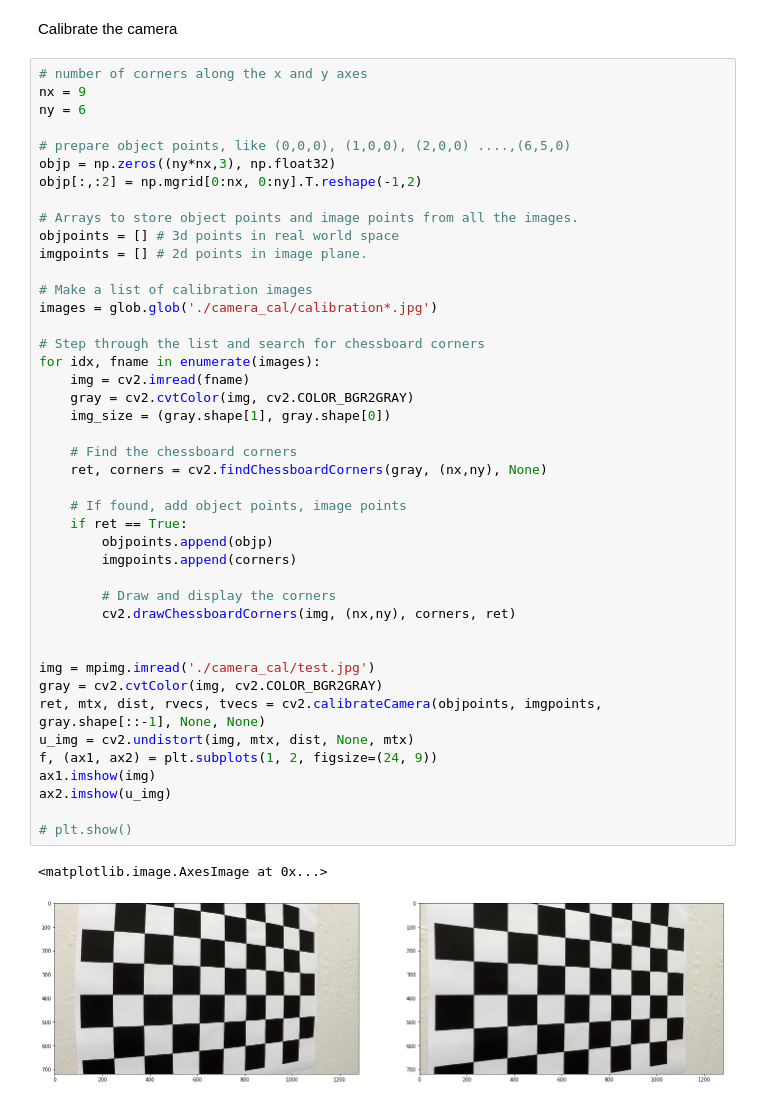
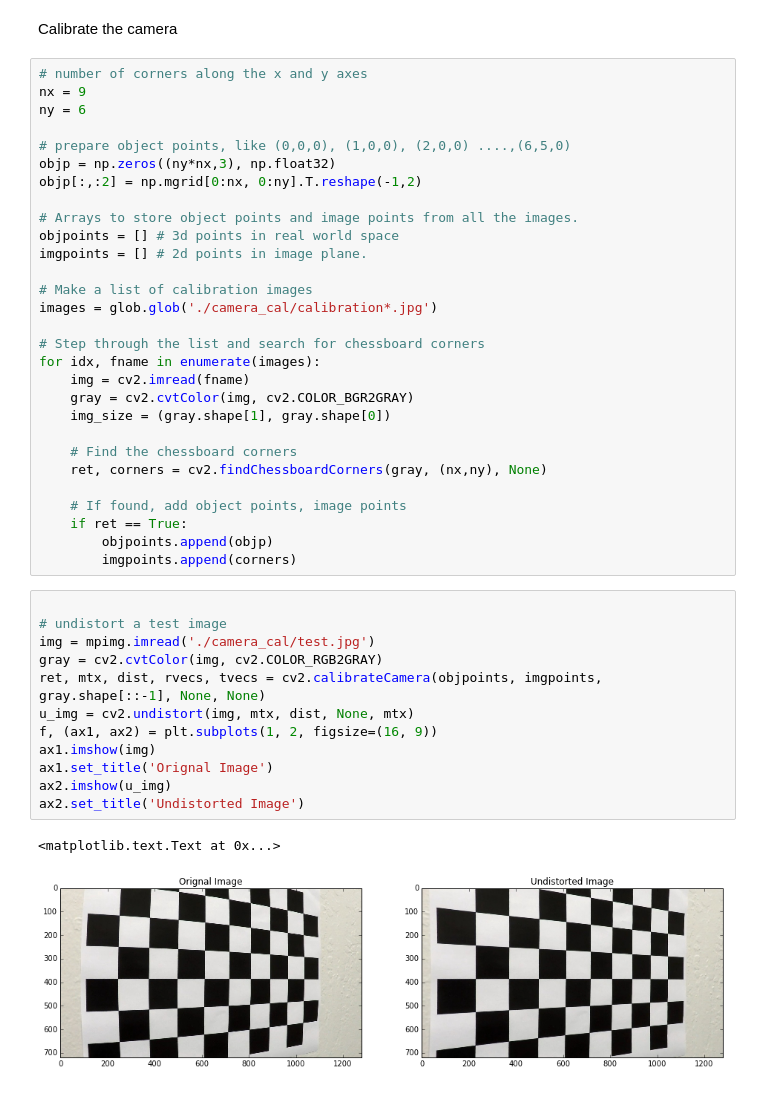
Before and after one commit to nikhil-sinnarkar/CarND-Advanced-Lane-Lines-master, a Jupyter notebook: notebook.ipynb, the cells around one changed output. Drawn from its saved outputs; the diff is of its cells as text.

```diff
--- a/notebook.ipynb
+++ b/notebook.ipynb
@@ -38,20 +38,18 @@ for idx, fname in enumerate(images):
     if ret == True:
         objpoints.append(objp)
         imgpoints.append(corners)
-
-        # Draw and display the corners
-        cv2.drawChessboardCorners(img, (nx,ny), corners, ret)
-
-
-img = mpimg.imread('./camera_cal/test.jpg')
-gray = cv2.cvtColor(img, cv2.COLOR_BGR2GRAY)
-ret, mtx, dist, rvecs, tvecs = cv2.calibrateCamera(objpoints, imgpoints, gray.shape[::-1], None, None)
-u_img = cv2.undistort(img, mtx, dist, None, mtx)
-f, (ax1, ax2) = plt.subplots(1, 2, figsize=(24, 9))
-ax1.imshow(img)
-ax2.imshow(u_img)
-
-# plt.show()
-# %% [output]
-<matplotlib.image.AxesImage at 0x...>
-[figure, removed]
+# %%
+
+# undistort a test image
+img = mpimg.imread('./camera_cal/test.jpg')
+gray = cv2.cvtColor(img, cv2.COLOR_RGB2GRAY)
+ret, mtx, dist, rvecs, tvecs = cv2.calibrateCamera(objpoints, imgpoints, gray.shape[::-1], None, None)
+u_img = cv2.undistort(img, mtx, dist, None, mtx)
+f, (ax1, ax2) = plt.subplots(1, 2, figsize=(16, 9))
+ax1.imshow(img)
+ax1.set_title('Orignal Image')
+ax2.imshow(u_img)
+ax2.set_title('Undistorted Image')
+# %% [output]
+<matplotlib.text.Text at 0x...>
+[figure, added]
```
Also changed, not shown: parts of 4 cells of this notebook.
